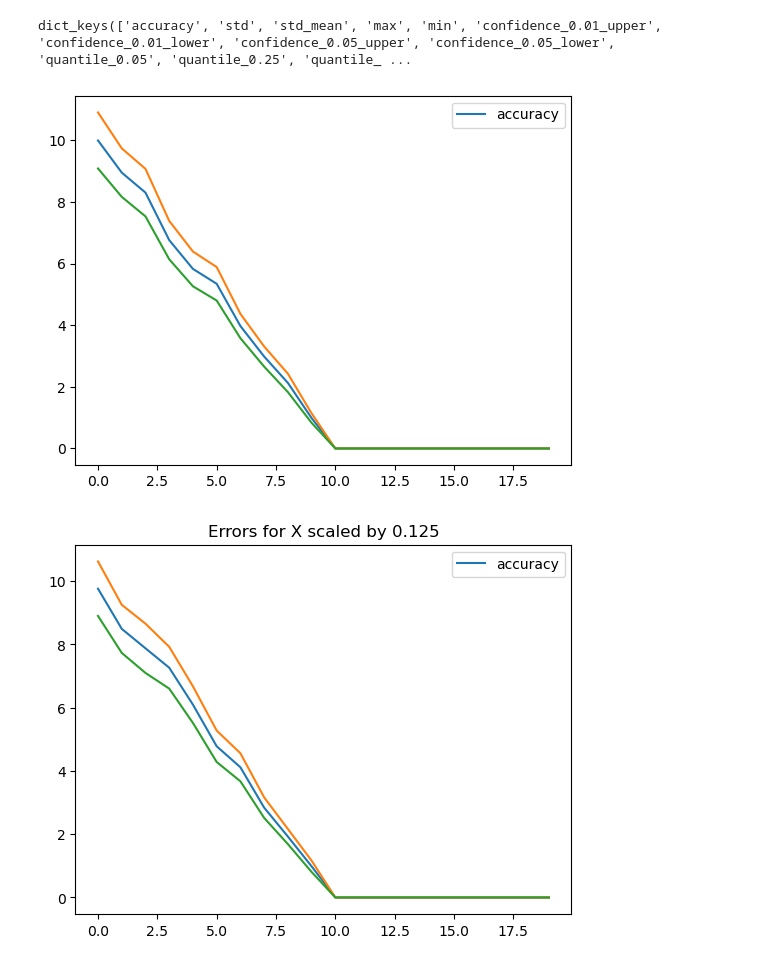
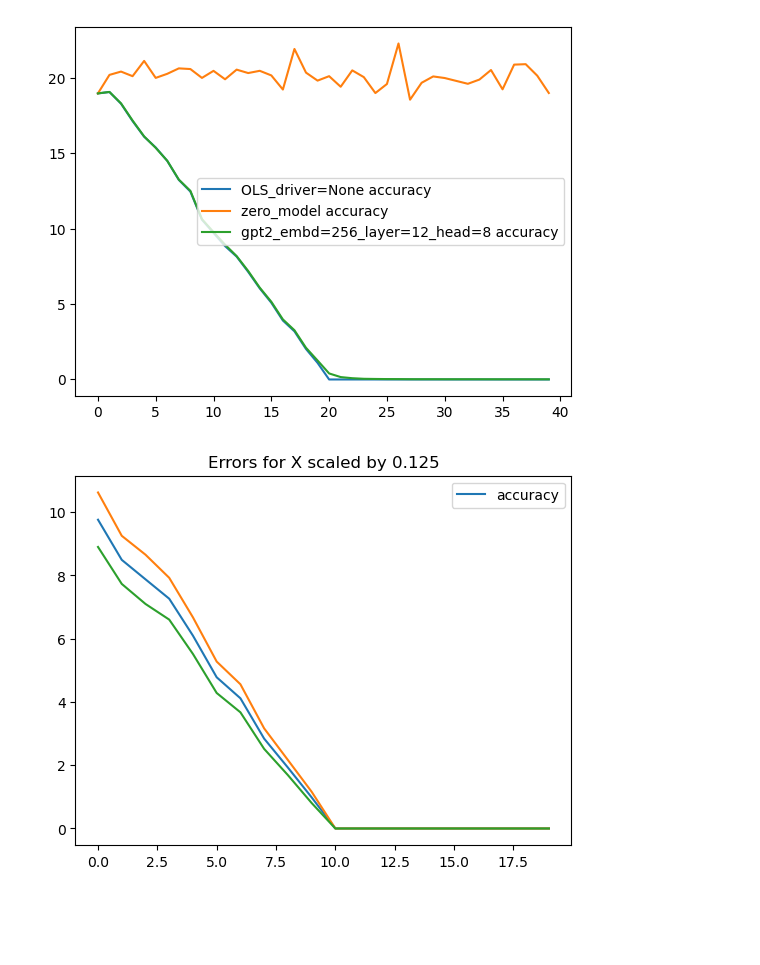
Before and after one commit to in-context-learning-2024/in-context, a Jupyter notebook: src/eval.ipynb, the cells around one changed output. Cells and saved outputs as stored; diff of their text form; code cells hidden in the pictures; blank space fills up the shorter version.

```diff
--- a/src/eval.ipynb
+++ b/src/eval.ipynb
@@ -24,11 +28,18 @@ import matplotlib.pyplot as plt
 from torch.distributions import MultivariateNormal
 import torch
 # %%
-B_SIZE, SEQ_LEN, X_DIM, Y_DIM = 512, 20, 10, 1
+B_SIZE, SEQ_LEN, X_DIM, Y_DIM = 512, 40, 20, 1
 X_SHAPE = torch.Size([B_SIZE, SEQ_LEN, X_DIM])
 Y_SHAPE = torch.Size([B_SIZE, SEQ_LEN, Y_DIM])
 
-MODELS = [LeastSquaresModel(), ZeroModel()]
+TRAIN_CONFIG = "../conf/train/linear_gpt2.yml"
+CHECKPOINT_PATH = "../checkpoint_500000"
+
+MODELS = [
+    LeastSquaresModel(x_dim=X_DIM, y_dim=Y_DIM),
+    ZeroModel(x_dim=X_DIM, y_dim=Y_DIM),
+    load_checkpoint_with_config(TRAIN_CONFIG, CHECKPOINT_PATH)
+]
 
 SCALES: list[float] = [0.125, 0.25, 0.5, 2., 4., 8.]
 NOISE_LEVELS: list[float] = [0.0625, 0.125, 0.25, 0.5, 1.]
@@ -45,16 +56,13 @@ errs = bench.evaluate(MODELS, num_batches=4)
 values = list(post_process(errs))
 # %%
 for model, results in zip(MODELS, values):
-    print(results.keys())
-    plt.plot("accuracy", data=results, label="accuracy")
-    plt.plot("confidence_0.01_upper", data=results)
-    plt.plot("confidence_0.01_lower", data=results)
-    plt.legend()
-    plt.show()
-    break
+    plt.plot("accuracy", data=results, label=f"{model.name} accuracy")
+    # plt.plot("confidence_0.01_upper", data=results)
+    # plt.plot("confidence_0.01_lower", data=results)
+plt.legend()
+plt.show()
 # %% [output]
-dict_keys(['accuracy', 'std', 'std_mean', 'max', 'min', 'confidence_0.01_upper', 'confidence_0.01_lower', 'confidence_0.05_upper', 'confidence_0.05_lower', 'quantile_0.05', 'quantile_0.25', 'quantile_ ...
-[figure, old version]
+[figure, new version]
 # %%
 scaled_x_fcs = [
     ScaledXRegression(scale, base_fc)
```
Also changed, not shown: parts of 1 cell of this notebook, 12 other files.
